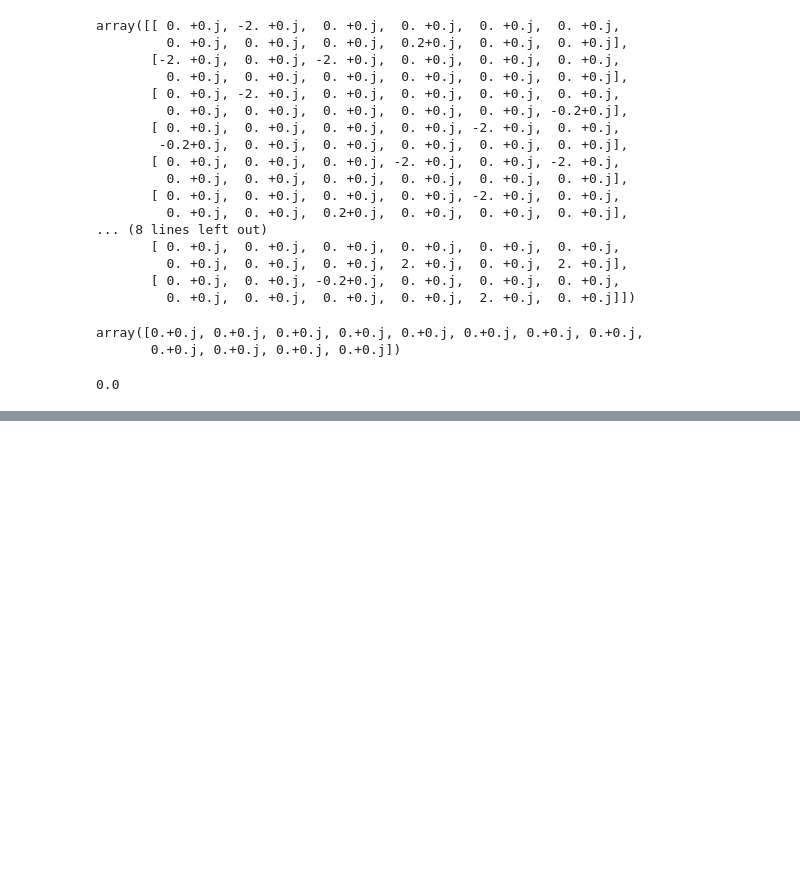
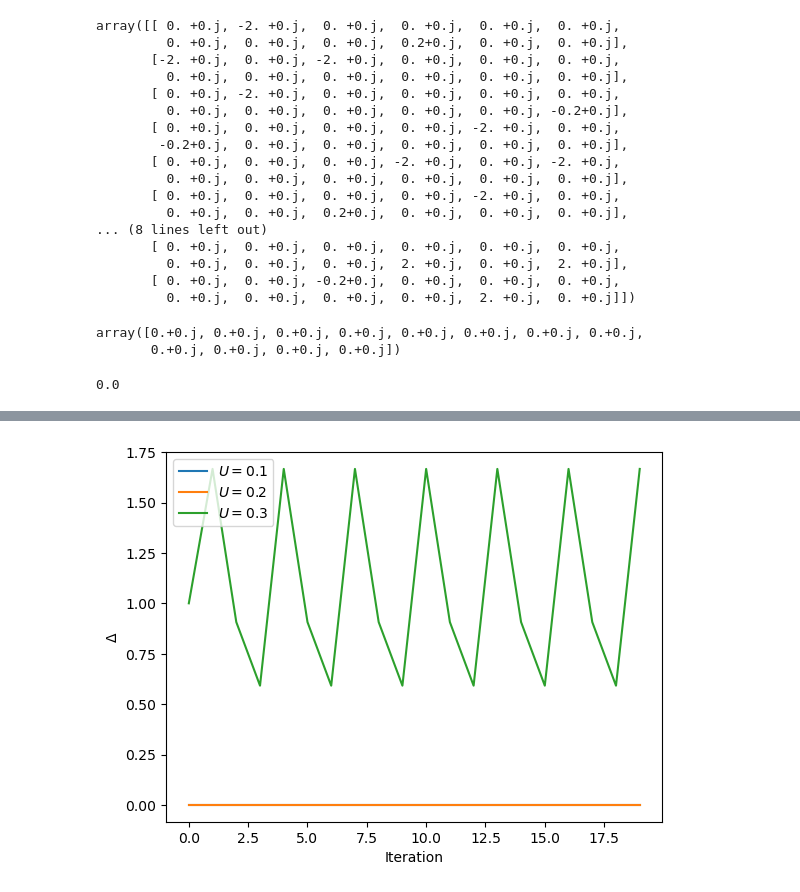
Before and after one commit to alicecarroll/Lieb-Lattice, a Jupyter notebook: selfconsistence.ipynb, the cells around one changed output, grey strips where cells are left out. Cells and saved outputs as stored; diff of their text form; code cells hidden in the pictures; blank space fills up the shorter version.

```diff
--- a/selfconsistence.ipynb
+++ b/selfconsistence.ipynb
@@ -418,0 +556,12 @@ array([[2.99999876,        nan, 2.99999876],
+# %%
+plt.xlabel('Iteration')
+plt.ylabel(r'$\Delta$')
+
+plt.plot(np.arange(20), dels[0], label = r'$U=0.1$')
+plt.plot(np.arange(20), dels2[0], label = r'$U=0.2$')
+plt.plot(np.arange(20), dels3[0], label = r'$U=0.3$')
+
+plt.legend()
+plt.show()
+# %% [output]
+[figure, added]
```
Also changed, not shown: parts of 28 cells of this notebook, 2 other files.
